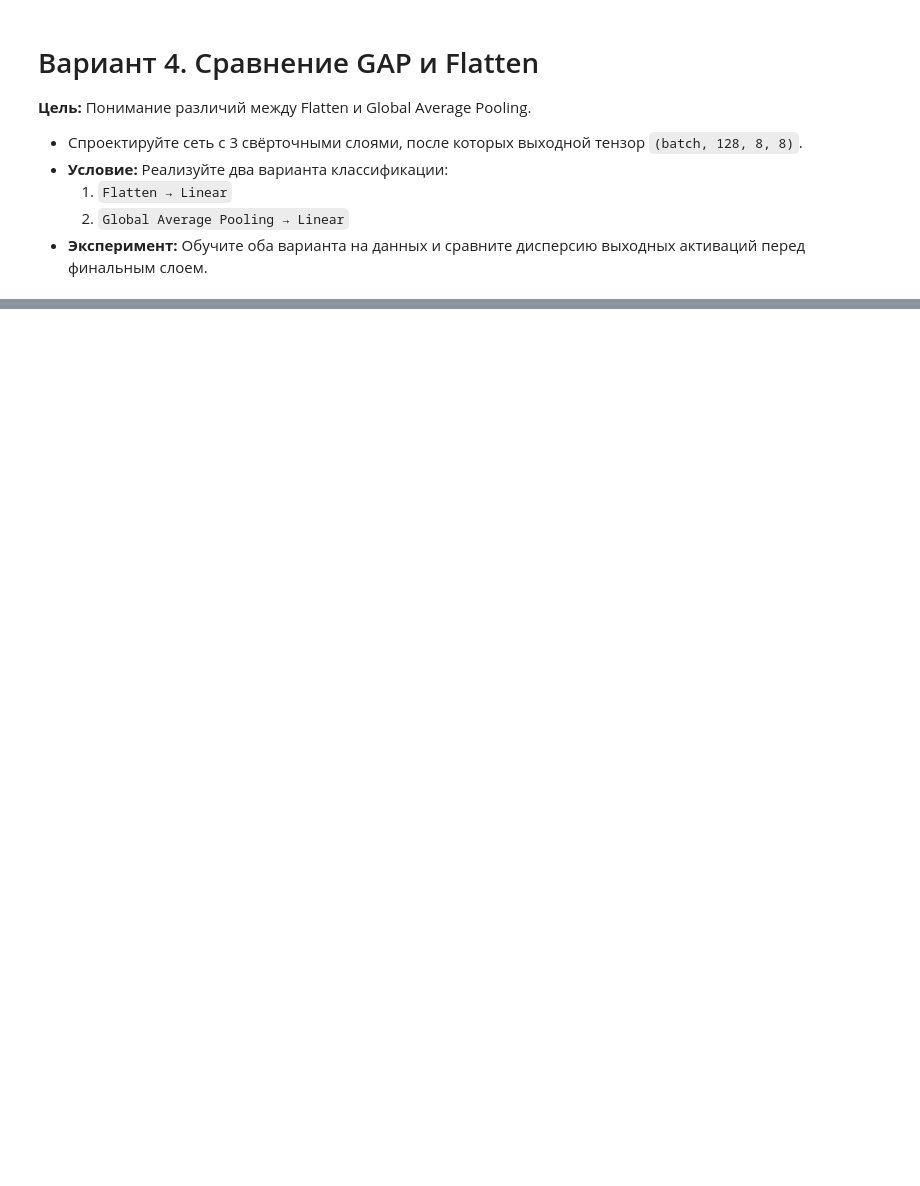
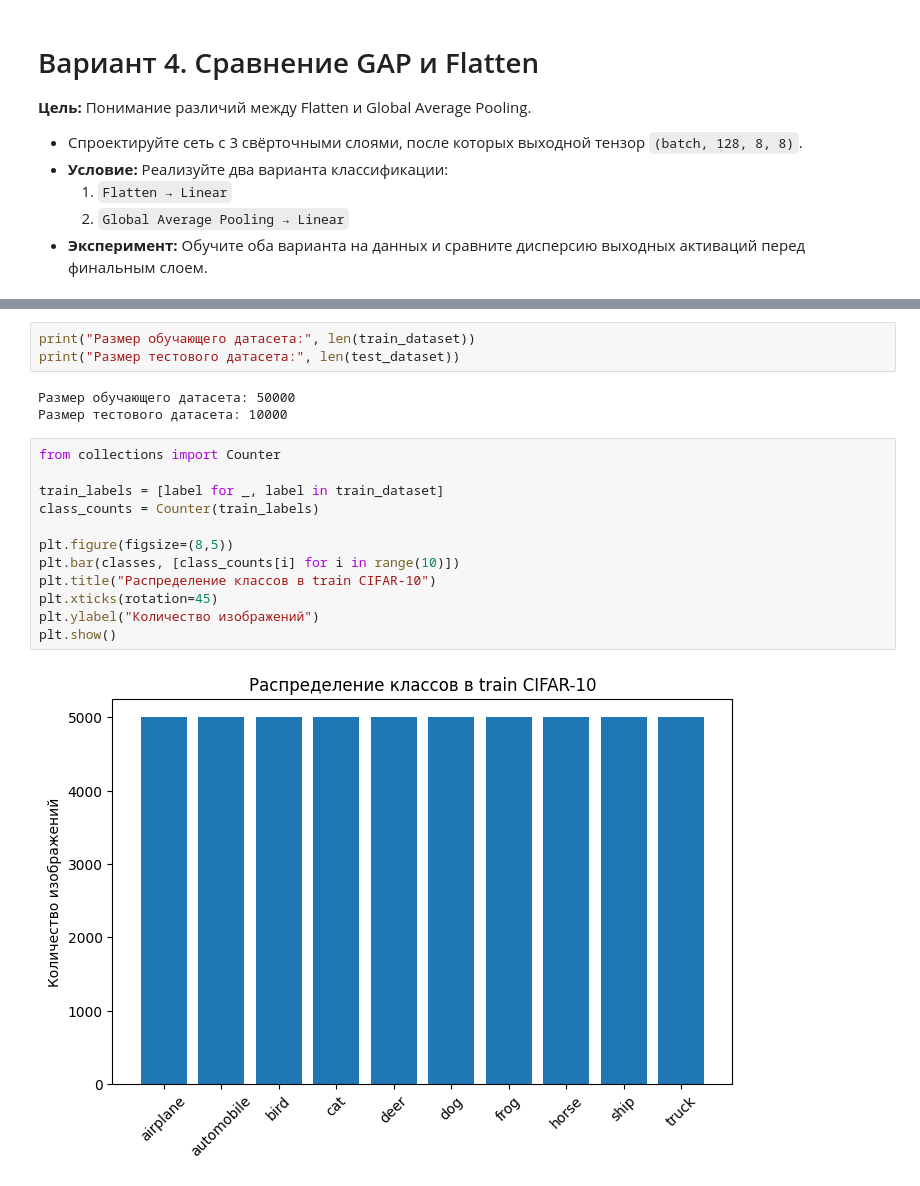
Before and after one commit to romangorbunov91/DL-task-1, a Jupyter notebook: var_4 .ipynb, the cells around one changed output, grey strips where cells are left out. Saved outputs shown, nothing was run; the diff lists cells and outputs as text; blank space fills up the shorter version.

```diff
--- a/var_4 .ipynb
+++ b/var_4 .ipynb
@@ -49,0 +113,20 @@ torch.Size([1, 128, 8, 8])
+# %%
+print("Размер обучающего датасета:", len(train_dataset))
+print("Размер тестового датасета:", len(test_dataset))
+# %% [output]
+Размер обучающего датасета: 50000
+Размер тестового датасета: 10000
+# %%
+from collections import Counter
+
+train_labels = [label for _, label in train_dataset]
+class_counts = Counter(train_labels)
+
+plt.figure(figsize=(8,5))
+plt.bar(classes, [class_counts[i] for i in range(10)])
+plt.title("Распределение классов в train CIFAR-10")
+plt.xticks(rotation=45)
+plt.ylabel("Количество изображений")
+plt.show()
+# %% [output]
+[figure, added]
```
Also changed, not shown: parts of 6 cells of this notebook, 2 other files.
